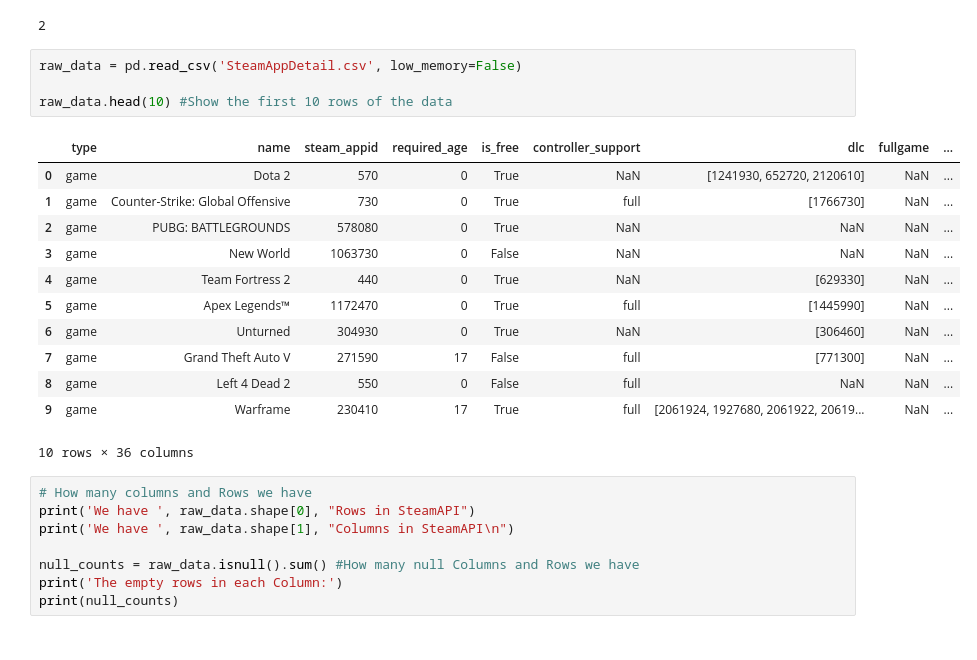
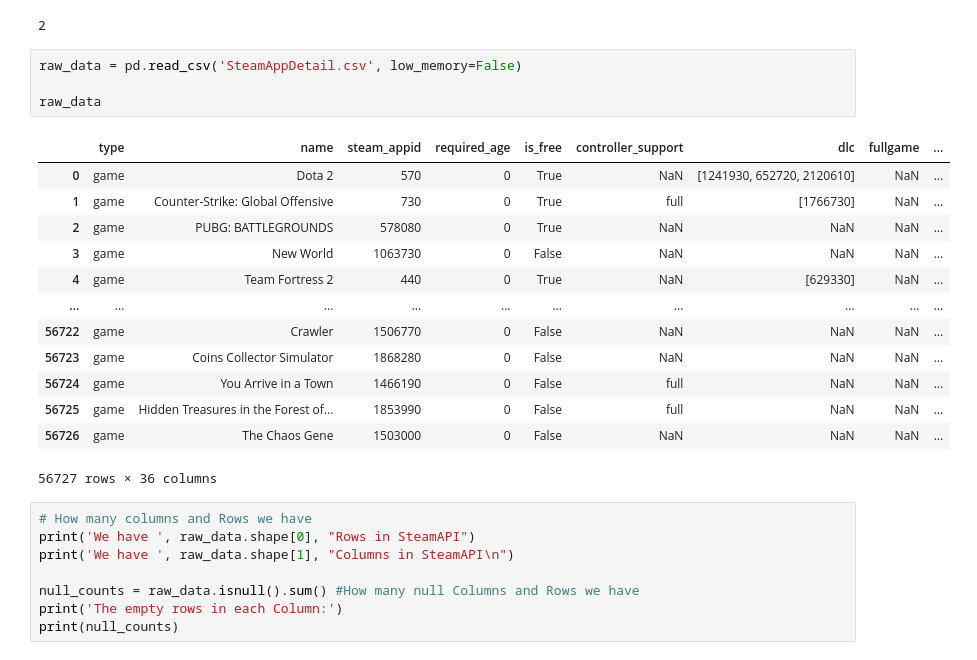
Before and after one commit to leoztl/Steam-dataset, a Jupyter notebook: Data_Clean.ipynb, the cells around one changed output. Saved outputs shown, nothing was run; the diff lists cells and outputs as text.

```diff
--- a/Data_Clean.ipynb
+++ b/Data_Clean.ipynb
@@ -15,20 +15,21 @@ print(value_result[0])
 # %%
 raw_data = pd.read_csv('SteamAppDetail.csv', low_memory=False)
 
-raw_data.head(10) #Show the first 10 rows of the data
+raw_data
 # %% [output]
 |  | type | name | steam_appid | required_age | is_free | controller_support | dlc | fullgame | ... |
 | 0 | game | Dota 2 | 570 | 0 | True | NaN | [1241930, 652720, 2120610] | NaN | ... |
 | 1 | game | Counter-Strike: Global Offensive | 730 | 0 | True | full | [1766730] | NaN | ... |
 | 2 | game | PUBG: BATTLEGROUNDS | 578080 | 0 | True | NaN | NaN | NaN | ... |
 | 3 | game | New World | 1063730 | 0 | False | NaN | NaN | NaN | ... |
 | 4 | game | Team Fortress 2 | 440 | 0 | True | NaN | [629330] | NaN | ... |
-| 5 | game | Apex Legends™ | 1172470 | 0 | True | full | [1445990] | NaN | ... |
-| 6 | game | Unturned | 304930 | 0 | True | NaN | [306460] | NaN | ... |
-| 7 | game | Grand Theft Auto V | 271590 | 17 | False | full | [771300] | NaN | ... |
-| 8 | game | Left 4 Dead 2 | 550 | 0 | False | full | NaN | NaN | ... |
-| 9 | game | Warframe | 230410 | 17 | True | full | [2061924, 1927680, 2061922, 20619... | NaN | ... |
+| ... | ... | ... | ... | ... | ... | ... | ... | ... | ... |
+| 56722 | game | Crawler | 1506770 | 0 | False | NaN | NaN | NaN | ... |
+| 56723 | game | Coins Collector Simulator | 1868280 | 0 | False | NaN | NaN | NaN | ... |
+| 56724 | game | You Arrive in a Town | 1466190 | 0 | False | full | NaN | NaN | ... |
+| 56725 | game | Hidden Treasures in the Forest of... | 1853990 | 0 | False | full | NaN | NaN | ... |
+| 56726 | game | The Chaos Gene | 1503000 | 0 | False | NaN | NaN | NaN | ... |
-10 rows × 36 columns
+56727 rows × 36 columns
 # %%
 # How many columns and Rows we have
 print('We have ', raw_data.shape[0], "Rows in SteamAPI")
```
Also changed, not shown: parts of 8 cells of this notebook, 1 other file.
